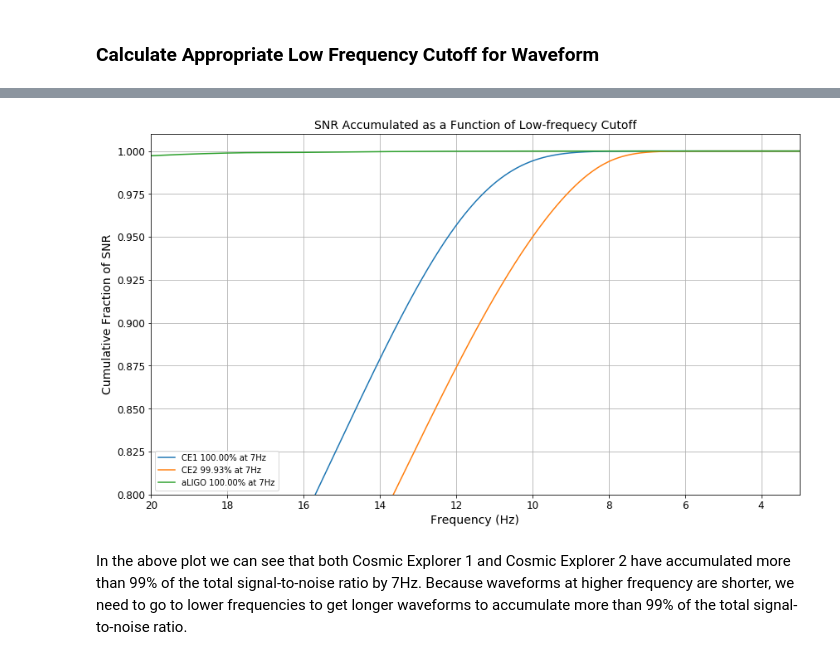
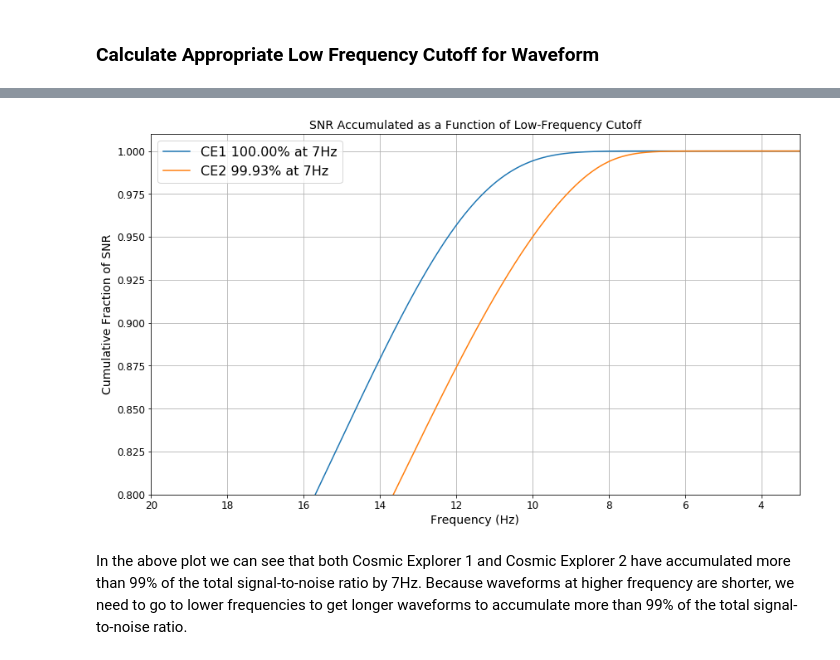
Before and after one commit to lenona/3G-eccentric-search-prospects, a Jupyter notebook: Eccentric Search Prospect.ipynb, the cells around one changed output, grey strips where cells are left out. Cells and saved outputs as stored; diff of their text form; code cells hidden in the pictures.

```diff
--- a/Eccentric Search Prospect.ipynb
+++ b/Eccentric Search Prospect.ipynb
@@ -139,24 +127,24 @@ sp_sp_ast = np.absolute(sp_tilde.conj()*sp_tilde)
 # %%
-cumulative_snr_ce1, flip_ce1, seven_idx_ce1 = cumulative_snr(sp_sp_ast, psd_ce1, 3.0, fd_length, delta_f)
-cumulative_snr_ce2, flip_ce2, seven_idx_ce2 = cumulative_snr(sp_sp_ast, psd_ce2, 3.0, fd_length, delta_f)
-cumulative_snr_aligo, flip_aligo, seven_idx_aligo = cumulative_snr(sp_sp_ast, psd_aligo, 3.0, fd_length, delta_f, 'aligo')
+cumulative_snr_ce1, flip_ce1, seven_idx_ce1 = cumulative_snr(psd_ce1, 3.0, fd_length, delta_f)
+cumulative_snr_ce2, flip_ce2, seven_idx_ce2 = cumulative_snr(psd_ce2, 3.0, fd_length, delta_f)
 # %%
 gc.collect()
 fig = plt.figure()
 fig.patch.set_facecolor('white')
-plt.plot(flip_ce1, cumulative_snr_ce1, label = "CE1 {snr_frac:.2f}% at 7Hz".format(snr_frac=cumulative_snr_ce1[seven_idx_ce1]*100.0))
-plt.plot(flip_ce2, cumulative_snr_ce2, label = "CE2 {snr_frac:.2f}% at 7Hz".format(snr_frac=cumulative_snr_ce2[seven_idx_ce2]*100.0))
-plt.plot(flip_aligo, cumulative_snr_aligo, label = "aLIGO {snr_frac:.2f}% at 7Hz".format(snr_frac=cumulative_snr_aligo[seven_idx_aligo]*100.0))
-plt.legend()
+plt.plot(flip_ce1, cumulative_snr_ce1, label = "CE1 {snr_frac:.2f}% at 7Hz".format(
+    snr_frac=cumulative_snr_ce1[seven_idx_ce1]*100.0))
+plt.plot(flip_ce2, cumulative_snr_ce2, label = "CE2 {snr_frac:.2f}% at 7Hz".format(
+    snr_frac=cumulative_snr_ce2[seven_idx_ce2]*100.0))
+plt.legend(fontsize=16)
 plt.xlim([20,3])
 plt.ylim([0.80,1.01])
 plt.xlabel("Frequency (Hz)")
 plt.ylabel(r"Cumulative Fraction of SNR")
 plt.title("SNR Accumulated as a Function of Low-Frequency Cutoff")
 gc.collect()
 plt.show()
 # %% [output]
-[figure, old version]
+[figure, new version]
 # %% [markdown]
 In the above plot we can see that both Cosmic Explorer 1 and Cosmic Explorer 2 have accumulated more than 99% of the total signal-to-noise ratio by 7Hz. Because waveforms at higher frequency are shorter, we need to go to lower frequencies to get longer waveforms to accumulate more than 99% of the total signal-to-noise ratio.
 # %% [markdown]
```
Also changed, not shown: parts of 21 cells of this notebook.
